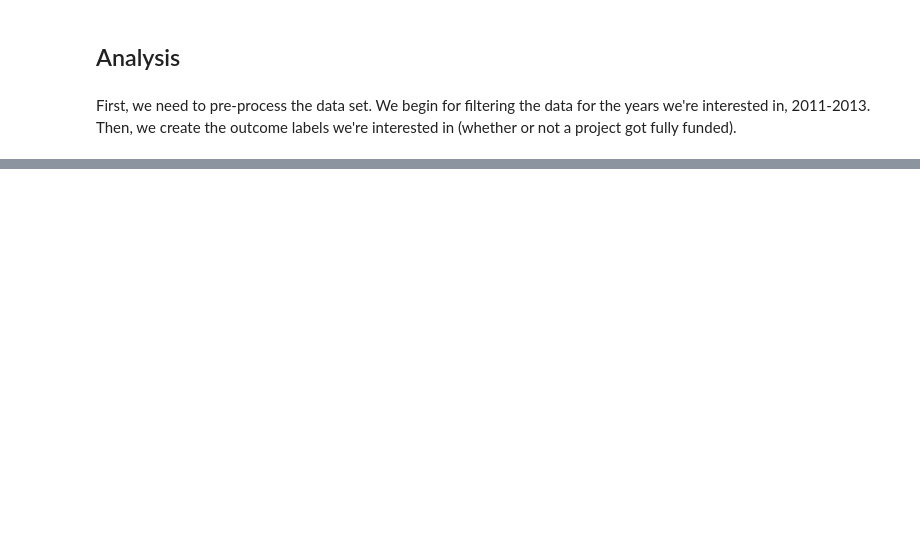
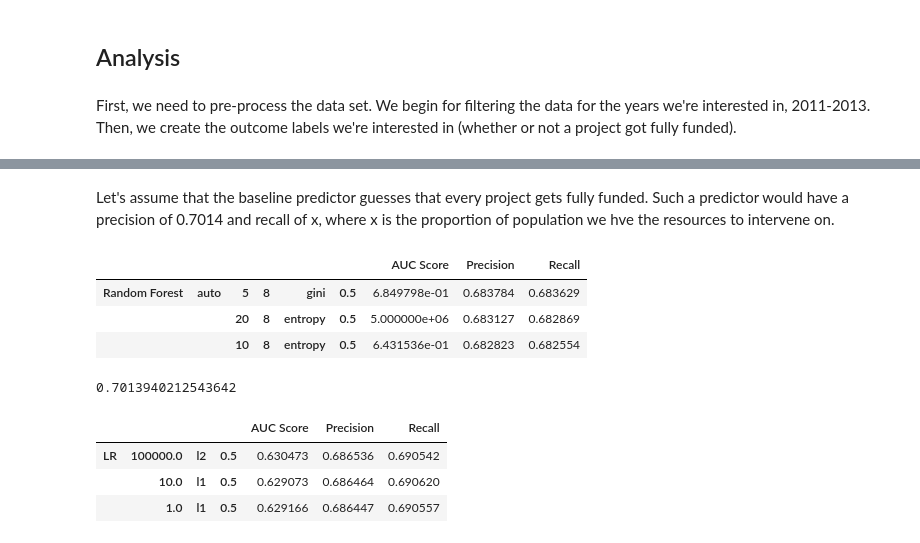
Before and after one commit to xiangyum/ml_publicpolicy, a Jupyter notebook: hw_3/hw3_main.ipynb, the cells around one changed output, grey strips where cells are left out. Saved outputs shown, nothing was run; the diff lists cells and outputs as text; code cells hidden in the pictures; blank space fills up the shorter version.

```diff
--- a/hw_3/hw3_main.ipynb
+++ b/hw_3/hw3_main.ipynb
@@ -67,0 +150,24 @@ for i in range(0, len(ldf2)):
+# %%
+def custom_predictions(clf, threshold, x_test):
+    # threshold = the probability threshold for something to be a 0.
+    # generate array with predicted probabilities
+    pred_array = clf.predict_proba(x_test)
+
+    # initialize an empty array for the predictions
+    pred_generated = np.array([])
+
+    # predict the first entry
+    if pred_array[0][0] >= threshold:
+        pred_generated = np.hstack([pred_generated, 0])
+    else:
+        pred_generated = np.hstack([pred_generated, 1])
+
+    # loops over the rest of the array
+    for i in range(1,len(x_test)):
+        if pred_array[i][0] >= threshold:
+            pred_generated = np.vstack([pred_generated, 0])
+        else:
+            pred_generated = np.vstack([pred_generated, 1])
+
+    # return an np.array
+    return  pred_generated
@@ -67,0 +215,4 @@ for i in range(0, len(ldf2)):
+# %%
+thresh_list = [0.01, 0.02, 0.05, 0.1, 0.2, 0.3, 0.5]
+# %%
+results_rf = run_cv_rf(thresh_list, model_params)
@@ -67,0 +267,2 @@ for i in range(0, len(ldf2)):
+# %%
+rf_df = pd.DataFrame(results_rf)
@@ -67,0 +275,20 @@ for i in range(0, len(ldf2)):
+# %% [markdown]
+Let's assume that the baseline predictor guesses that every project gets fully funded. Such a predictor would have a precision of 0.7014 and recall of x, where x is the proportion of population we hve the resources to intervene on.
+# %%
+rf_df.transpose().sort_values("Precision", ascending = False).head(3)
+# %% [output]
+|  |  |  |  |  |  | AUC Score | Precision | Recall |
+| Random Forest | auto | 5 | 8 | gini | 0.5 | 6.849798e-01 | 0.683784 | 0.683629 |
+|  |  | 20 | 8 | entropy | 0.5 | 5.000000e+06 | 0.683127 | 0.682869 |
+|  |  | 10 | 8 | entropy | 0.5 | 6.431536e-01 | 0.682823 | 0.682554 |
+# %%
+(247698/(105453+247698)
+# %% [output]
+0.7013940212543642
+# %%
+lr_df.transpose().sort_values("Precision", ascending = False).head(3)
+# %% [output]
+|  |  |  |  | AUC Score | Precision | Recall |
+| LR | 100000.0 | l2 | 0.5 | 0.630473 | 0.686536 | 0.690542 |
+|  | 10.0 | l1 | 0.5 | 0.629073 | 0.686464 | 0.690620 |
+|  | 1.0 | l1 | 0.5 | 0.629166 | 0.686447 | 0.690557 |
```
Also changed, not shown: parts of 54 cells of this notebook, 5 other files.
